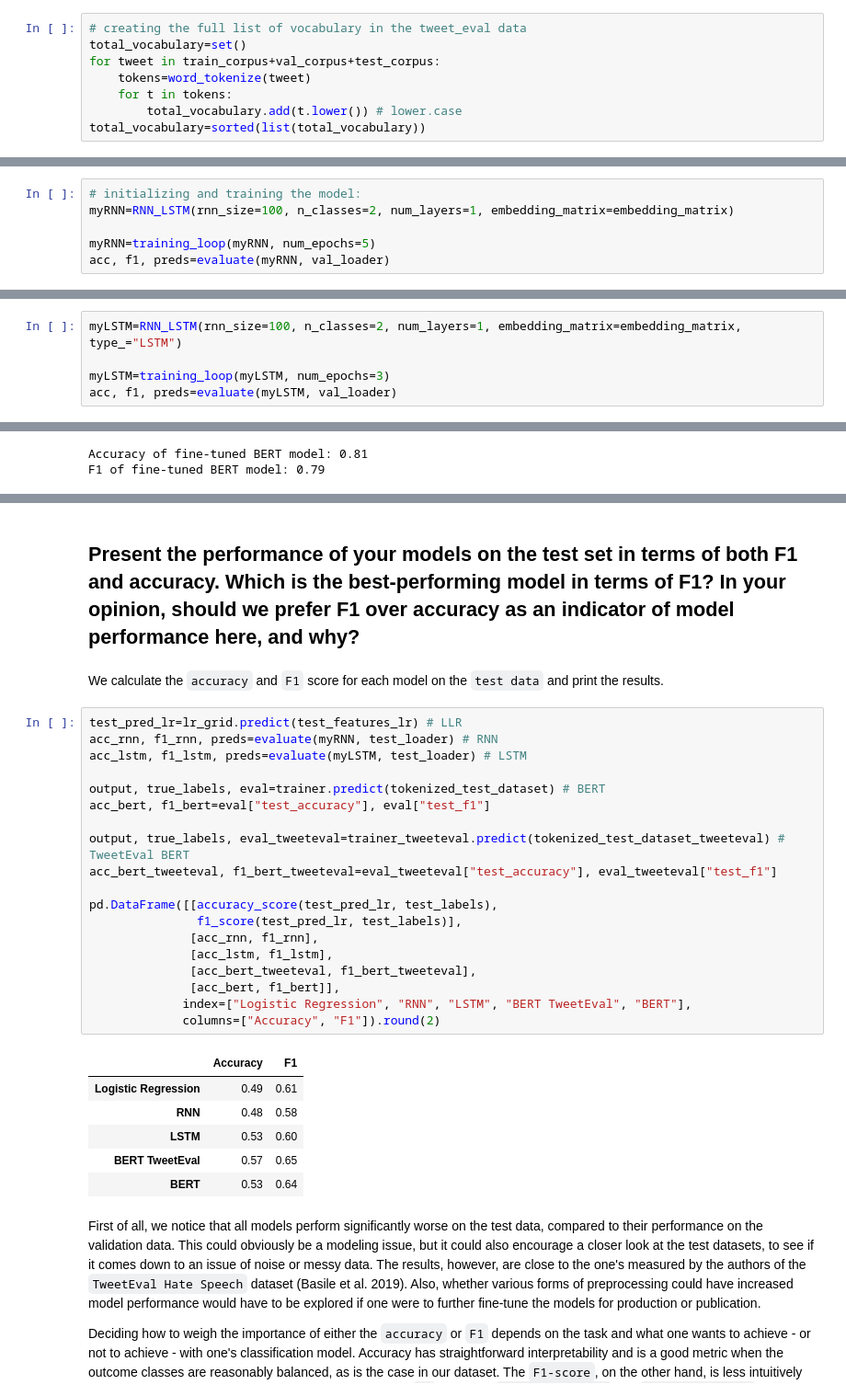
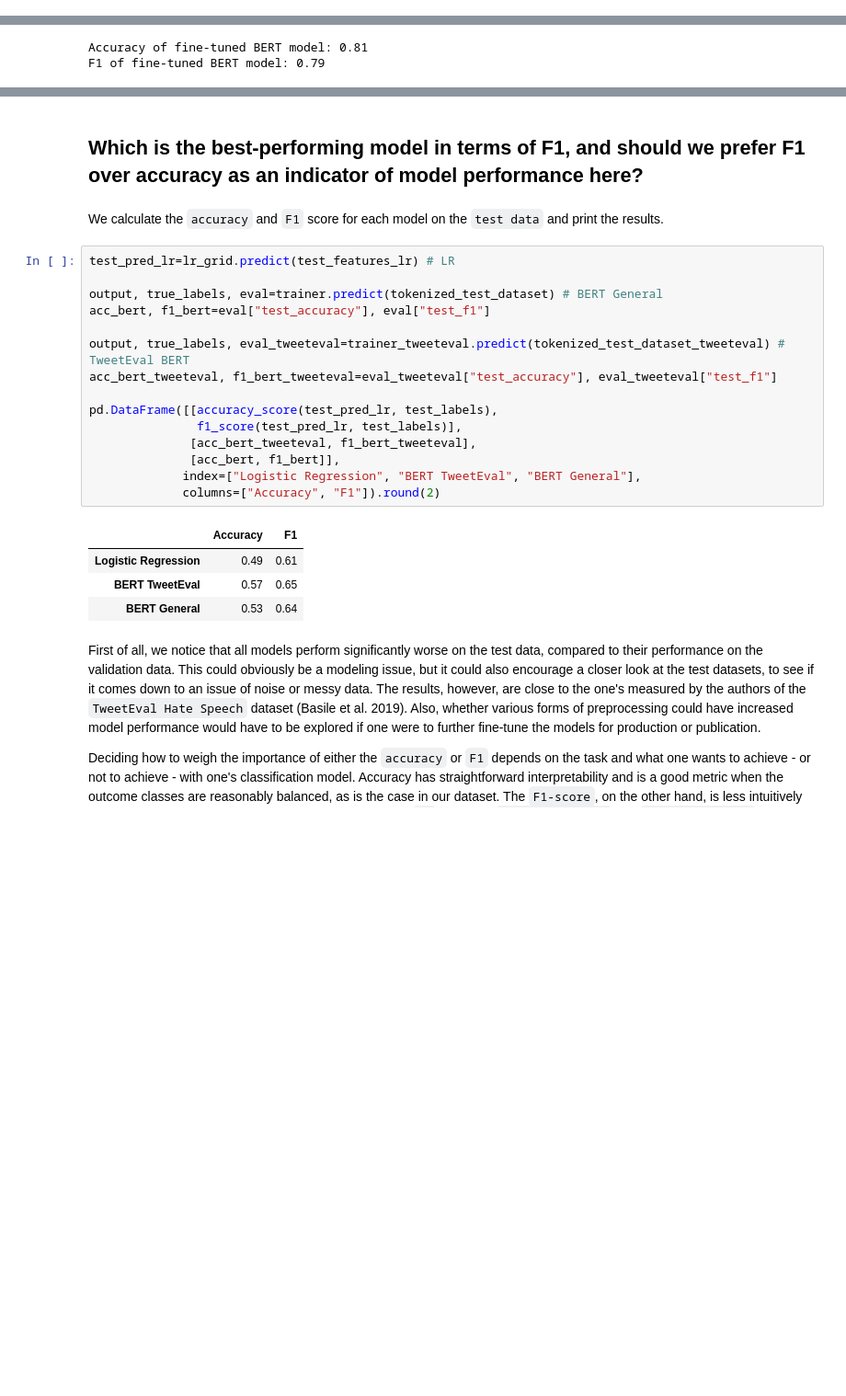
Before and after one commit to EsbenBL/Exam_ASDS, a Jupyter notebook: main_notebook.ipynb, the cells around one changed output, grey strips where cells are left out. Shown: that part at 92% size. Cells and saved outputs as stored; diff of their text form; blank space fills up the shorter version.

```diff
--- a/main_notebook.ipynb
+++ b/main_notebook.ipynb
@@ -139,8 +129,0 @@ We establish our total vocabulary and lowercase all tokens.
-# %%
-# creating the full list of vocabulary in the tweet_eval data
-total_vocabulary=set()
-for tweet in train_corpus+val_corpus+test_corpus:
-    tokens=word_tokenize(tweet)
-    for t in tokens:
-        total_vocabulary.add(t.lower()) # lower.case
-total_vocabulary=sorted(list(total_vocabulary))
@@ -311,6 +129,0 @@ Train RNN with a single hidden layer and 100 nodes in the layer.
-# %%
-# initializing and training the model:
-myRNN=RNN_LSTM(rnn_size=100, n_classes=2, num_layers=1, embedding_matrix=embedding_matrix)
-
-myRNN=training_loop(myRNN, num_epochs=5)
-acc, f1, preds=evaluate(myRNN, val_loader)
@@ -330,5 +129,0 @@ A single hidden layer LSTM with 100 nodes in the layer.
-# %%
-myLSTM=RNN_LSTM(rnn_size=100, n_classes=2, num_layers=1, embedding_matrix=embedding_matrix, type_="LSTM")
-
-myLSTM=training_loop(myLSTM, num_epochs=3)
-acc, f1, preds=evaluate(myLSTM, val_loader)
@@ -420,33 +213,27 @@ F1 of fine-tuned BERT model: 0.79
 # %% [markdown]
-## Present the performance of your models on the test set in terms of both F1 and accuracy. Which is the best-performing model in terms of F1? In your opinion, should we prefer F1 over accuracy as an indicator of model performance here, and why?
+## Which is the best-performing model in terms of F1, and should we prefer F1 over accuracy as an indicator of model performance here?
 # %% [markdown]
 We calculate the `accuracy` and `F1` score for each model on the `test data` and print the results.
 # %%
-test_pred_lr=lr_grid.predict(test_features_lr) # LLR
-acc_rnn, f1_rnn, preds=evaluate(myRNN, test_loader) # RNN
-acc_lstm, f1_lstm, preds=evaluate(myLSTM, test_loader) # LSTM
+test_pred_lr=lr_grid.predict(test_features_lr) # LR
 
-output, true_labels, eval=trainer.predict(tokenized_test_dataset) # BERT
+output, true_labels, eval=trainer.predict(tokenized_test_dataset) # BERT General
 acc_bert, f1_bert=eval["test_accuracy"], eval["test_f1"]
 
 output, true_labels, eval_tweeteval=trainer_tweeteval.predict(tokenized_test_dataset_tweeteval) # TweetEval BERT
 acc_bert_tweeteval, f1_bert_tweeteval=eval_tweeteval["test_accuracy"], eval_tweeteval["test_f1"]
 
 pd.DataFrame([[accuracy_score(test_pred_lr, test_labels),
                f1_score(test_pred_lr, test_labels)],
-              [acc_rnn, f1_rnn],
-              [acc_lstm, f1_lstm],
               [acc_bert_tweeteval, f1_bert_tweeteval],
               [acc_bert, f1_bert]],
-             index=["Logistic Regression", "RNN", "LSTM", "BERT TweetEval", "BERT"],
+             index=["Logistic Regression", "BERT TweetEval", "BERT General"],
              columns=["Accuracy", "F1"]).round(2)
 # %% [output]
 |  | Accuracy | F1 |
 | Logistic Regression | 0.49 | 0.61 |
-| RNN | 0.48 | 0.58 |
-| LSTM | 0.53 | 0.60 |
 | BERT TweetEval | 0.57 | 0.65 |
-| BERT | 0.53 | 0.64 |
+| BERT General | 0.53 | 0.64 |
 # %% [markdown]
 First of all, we notice that all models perform significantly worse on the test data, compared to their performance on the validation data. This could obviously be a modeling issue, but it could also encourage a closer look at the test datasets, to see if it comes down to an issue of noise or messy data. The results, however, are close to the one's measured by the authors of the `TweetEval Hate Speech` dataset (Basile et al. 2019). Also, whether various forms of preprocessing could have increased model performance would have to be explored if one were to further fine-tune the models for production or publication.
 
```
Also changed, not shown: parts of 27 cells of this notebook.
